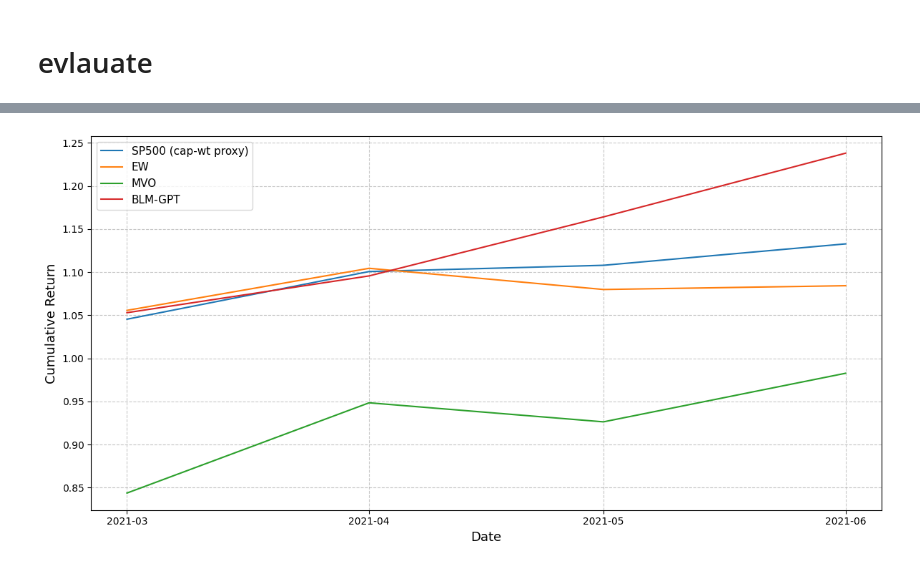
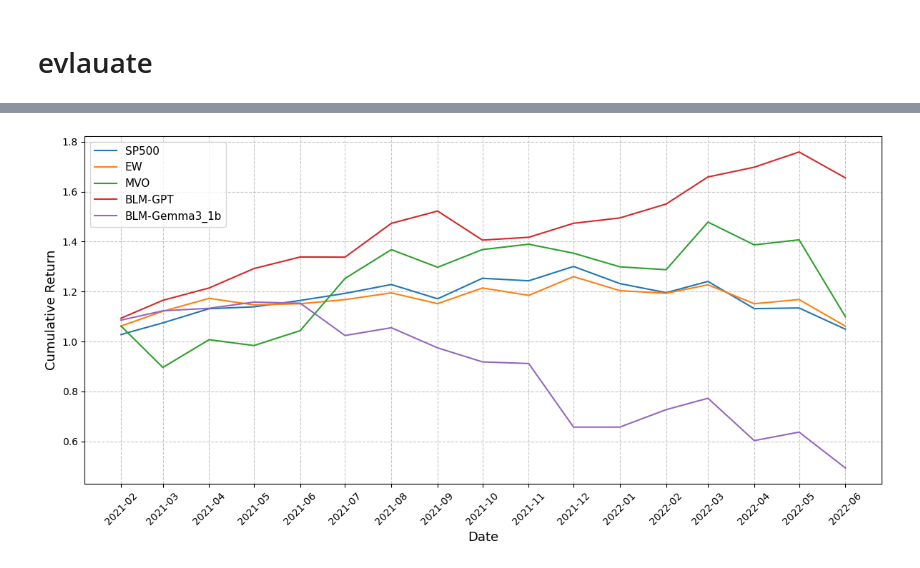
Before and after one commit to Alexis-Perron/ESSAI-BLM-LLM, a Jupyter notebook: portfolio_weight_plot.ipynb, the cells around one changed output, grey strips where cells are left out. Drawn from its saved outputs; the diff is of its cells as text; code cells hidden in the pictures.

Commit message:
made llm calls more modular, added gemma3, added more cleaning steps to avoid errors during optimization steps, modified performance evaluation notebook to analyze gemma results

```diff
--- a/portfolio_weight_plot.ipynb
+++ b/portfolio_weight_plot.ipynb
@@ -307,21 +335,21 @@ gpt_results.head()
 # %%
 """
-GPT portfolio returns (generated by calculate_llm_returns.py)
+Gemma3 1B portfolio returns (generated by calculate_llm_returns.py)
 """
 import glob
 import pandas as pd
 
 tau = 0.025
 
-candidates = sorted(glob.glob(f"results/gpt_black_litterman_returns_tau_{tau}_2021_*.csv"))
+candidates = sorted(glob.glob(f"results/gemma3_1b_black_litterman_returns_tau_{tau}_*.csv"))
 if not candidates:
-    candidates = sorted(glob.glob(f"results/gpt_black_litterman_returns_tau_{tau}.csv"))
+    candidates = sorted(glob.glob(f"results/gemma3_1b_black_litterman_returns_tau_{tau}.csv"))
 
 if not candidates:
-    raise FileNotFoundError("Could not find GPT returns CSV in results/. Run calculate_llm_returns.py first.")
+    raise FileNotFoundError("Could not find Gemma3_1b returns CSV in results/. Run calculate_llm_returns.py first.")
 
-gpt_returns_path = candidates[-1]
-print("Using:", gpt_returns_path)
-gpt_returns = pd.read_csv(gpt_returns_path)
-gpt_returns.head()
+gemma_returns_path = candidates[-1]
+print("Using:", gemma_returns_path)
+gemma_returns = pd.read_csv(gemma_returns_path)
+gemma_returns.head()
 # %% [output]
@@ -410,7 +449,6 @@ def _standardize_returns(df: pd.DataFrame, name: str) -> pd.Series:
     elif "Date" in df.columns:
         dt = pd.to_datetime(df["Date"], errors="coerce")
     elif "ym" in df.columns:
-        # ym like '2021-02' -> 2021-02-01
         dt = pd.to_datetime(df["ym"].astype(str) + "-01", errors="coerce")
     else:
         raise ValueError(f"{name}: could not find a date column in {list(df.columns)}")
@@ -418,38 +456,42 @@ def _standardize_returns(df: pd.DataFrame, name: str) -> pd.Series:
     if "Portfolio_Return" not in df.columns:
         raise ValueError(f"{name}: missing 'Portfolio_Return' column")
 
-    # FORCE month-start to make intersections work across sources
-    dt = dt.dt.to_period("M").dt.to_timestamp()
-
     s = pd.Series(pd.to_numeric(df["Portfolio_Return"], errors="coerce").values, index=dt)
     s = s.dropna()
+
+    # Normalize to month start
+    s.index = s.index.to_period("M").to_timestamp()
+
+    # Deduplicate and sort
     s = s[~s.index.duplicated(keep="last")].sort_index()
-
-    # Debug (optional, but useful)
-    print(f"{name}: n={len(s)}, [{s.index.min()} .. {s.index.max()}]")
     return s
 
 def _infer_periods_per_year(index: pd.DatetimeIndex) -> int:
-    return 12  # ici on sait que c’est mensuel
+    # For monthly series
+    return 12
 
 # Build return series
 r_sp500 = _standardize_returns(sp500_proxy, "SP500 proxy")
 r_ew    = _standardize_returns(equal_weighted_portfolio_returns, "EW")
 r_mvo   = _standardize_returns(optimized_portfolio_returns, "MVO")
 r_gpt   = _standardize_returns(gpt_returns, "BLM-GPT")
+r_gemma = _standardize_returns(gemma_returns, "BLM-Gemma3_1b")
 
 # Align by common dates
-common_idx = r_sp500.index.intersection(r_ew.index).intersection(r_mvo.index).intersection(r_gpt.index)
+common_idx = r_sp500.index.intersection(r_ew.index).intersection(r_mvo.index).intersection(r_gpt.index).intersection(r_gemma.index)
+
 r_sp500 = r_sp500.loc[common_idx]
 r_ew    = r_ew.loc[common_idx]
 r_mvo   = r_mvo.loc[common_idx]
 r_gpt   = r_gpt.loc[common_idx]
+r_gemma = r_gemma.loc[common_idx]
 
 portfolios = {
-    "SP500 (cap-wt proxy)": r_sp500,
+    "SP500": r_sp500,
     "EW": r_ew,
     "MVO": r_mvo,
     "BLM-GPT": r_gpt,
+    "BLM-Gemma3_1b": r_gemma,
 }
 
 ppy = _infer_periods_per_year(common_idx)
@@ -493,23 +532,23 @@ Periods/year inferred: 12
 # %%
 import matplotlib.pyplot as plt
 import matplotlib
 
 plt.figure(figsize=(12, 6))
 
 for name, returns in portfolios.items():
     cum = (1 + returns).cumprod()
     plt.plot(cum.index, cum.values, label=name)
 
 plt.grid(True, linestyle="--", alpha=0.7)
 plt.xlabel("Date", fontsize=13)
 plt.ylabel("Cumulative Return", fontsize=13)
 plt.legend(loc="upper left", fontsize=11)
 
 plt.gca().xaxis.set_major_locator(matplotlib.dates.MonthLocator())
 plt.gca().xaxis.set_major_formatter(matplotlib.dates.DateFormatter("%Y-%m"))
+plt.xticks(rotation=45)
 
 plt.tight_layout()
-plt.savefig("cumulative_returns_2021H1_gpt.pdf")
 plt.show()
 # %% [output]
-[figure, old version]
+[figure, new version]
```
Also changed, not shown: parts of 17 cells of this notebook, 10 other files.
